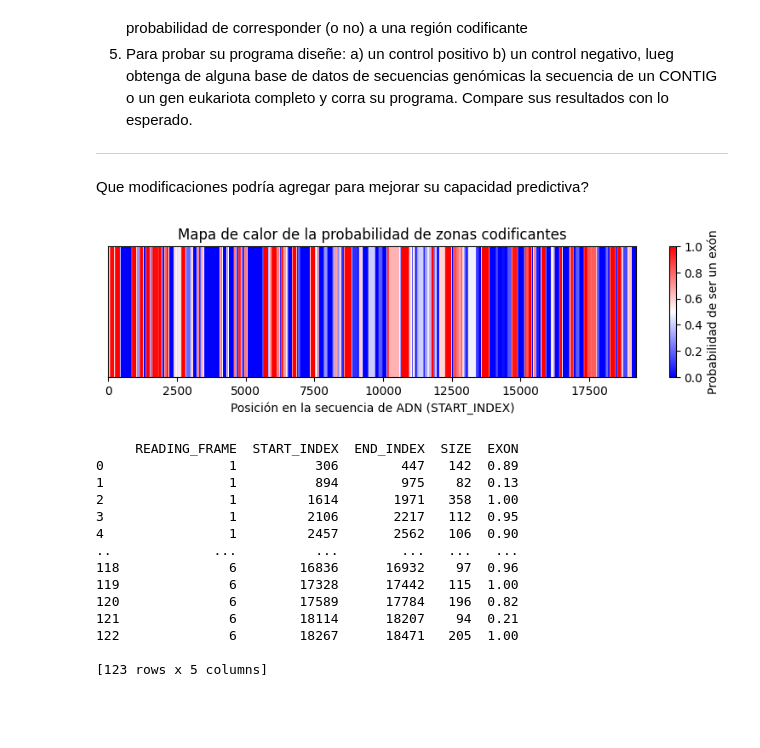
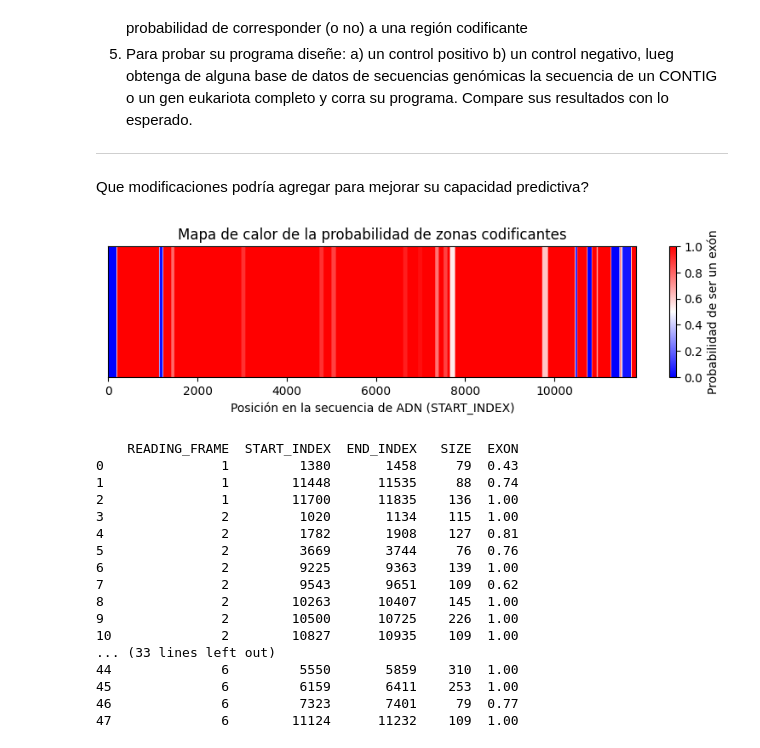
Before and after one commit to agusscarmu/Advanced_Bioinformatic, a Jupyter notebook: TP1.ipynb, the cells around one changed output. Saved outputs shown, nothing was run; the diff lists cells and outputs as text; code cells hidden in the pictures; blank space fills up the shorter version.

```diff
--- a/TP1.ipynb
+++ b/TP1.ipynb
@@ -719,50 +719,53 @@ def obtain_orfs(f, minimal_lenght = 75, graphic=False):
         'READING_FRAME': [orf.reading_frame for orf in all_reading_frames],
         'START_INDEX': [orf.start_index for orf in all_reading_frames],
         'END_INDEX': [orf.end_index for orf in all_reading_frames],
         'ORF': [''.join(orf.seq) for orf in all_reading_frames],
         'SIZE': [orf.size for orf in all_reading_frames],
         'DISTRIBUTION': [orf.b_distr for orf in all_reading_frames],
         'EXON': [orf.exon_probability for orf in all_reading_frames]
     })
 
     if graphic:
-        max_index = my_df['START_INDEX'].max() + my_df['SIZE'].max()
+        max_index = my_df['END_INDEX'].max()
         heatmap = np.zeros(max_index)
 
         for _, row in my_df.iterrows():
             start = row['START_INDEX']
             size = row['SIZE']
             exon = row['EXON']
             heatmap[start:start + size] = exon
 
         plt.figure(figsize=(10, 2))
         plt.imshow(heatmap[np.newaxis, :], cmap='bwr', aspect='auto')
         plt.colorbar(label='Probabilidad de ser un exón')
         plt.xlabel('Posición en la secuencia de ADN (START_INDEX)')
         plt.title('Mapa de calor de la probabilidad de zonas codificantes')
         plt.yticks([])
 
         plt.show()
     return my_df
 
-file = "./documents/TP53.fna"
+file = "./documents/BRCA2DNARepairAssociated.fna"
 my_orfs = obtain_orfs(file, graphic=True)
 # %% [output]
-[figure, old version]
+[figure, new version]
 # %%
 print(my_orfs[['READING_FRAME','START_INDEX','END_INDEX','SIZE','EXON']].sort_values(by='READING_FRAME', ascending=True))
 # %% [output]
-     READING_FRAME  START_INDEX  END_INDEX  SIZE  EXON
-0                1          306        447   142  0.89
-1                1          894        975    82  0.13
-2                1         1614       1971   358  1.00
-3                1         2106       2217   112  0.95
-4                1         2457       2562   106  0.90
-..             ...          ...        ...   ...   ...
-118              6        16836      16932    97  0.96
-119              6        17328      17442   115  1.00
-120              6        17589      17784   196  0.82
-121              6        18114      18207    94  0.21
-122              6        18267      18471   205  1.00
-
-[123 rows x 5 columns]
+    READING_FRAME  START_INDEX  END_INDEX   SIZE  EXON
+0               1         1380       1458     79  0.43
+1               1        11448      11535     88  0.74
+2               1        11700      11835    136  1.00
+3               2         1020       1134    115  1.00
+4               2         1782       1908    127  0.81
+5               2         3669       3744     76  0.76
+6               2         9225       9363    139  1.00
+7               2         9543       9651    109  0.62
+8               2        10263      10407    145  1.00
+9               2        10500      10725    226  1.00
+10              2        10827      10935    109  1.00
+... (33 lines left out)
+44              6         5550       5859    310  1.00
+45              6         6159       6411    253  1.00
+46              6         7323       7401     79  0.77
+47              6        11124      11232    109  1.00
```
Also changed, not shown: 1 other file.
